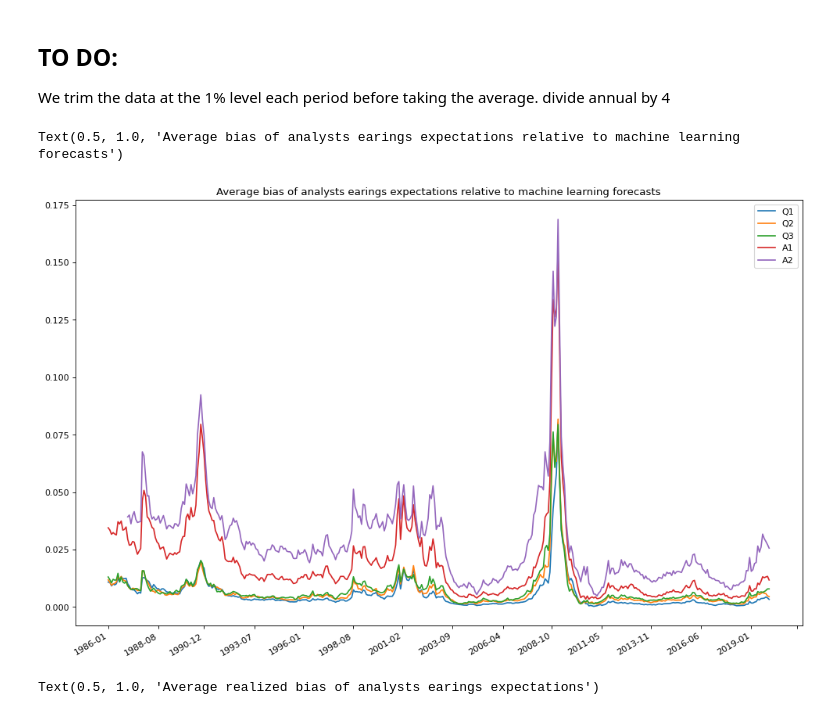
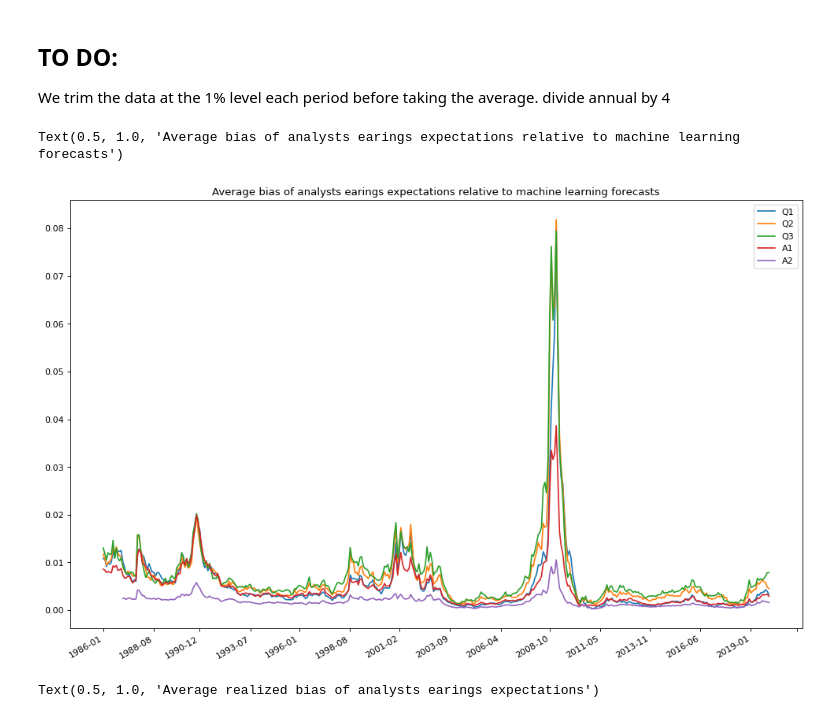
Before and after one commit to NicoloMarsucco/ML-financial-modelling, a Jupyter notebook: bias_analysis.ipynb, the cells around one changed output. Cells and saved outputs as stored; diff of their text form; code cells hidden in the pictures.

```diff
--- a/bias_analysis.ipynb
+++ b/bias_analysis.ipynb
@@ -17,16 +17,18 @@ We trim the data at the 1% level each period before taking the average. divide a
 # %%
 from scipy import stats
 plt.figure(figsize=(15, 10), dpi=80)
 for period, df in data.items():
+    if period == 'A2' or period=='A1':
+        df.biased_expectation = df.biased_expectation/4
     plt.plot(df.Date.unique().astype(str), df.groupby(['Date']).biased_expectation.apply(lambda x: stats.trim_mean(x, 0.01)), label=period);
 locator = mdate.MonthLocator()
 plt.gca().xaxis.set_major_locator(locator)
 plt.gcf().autofmt_xdate()
 plt.legend()
 plt.title('Average bias of analysts earings expectations relative to machine learning forecasts')
 # %% [output]
 Text(0.5, 1.0, 'Average bias of analysts earings expectations relative to machine learning forecasts')
-[figure, old version]
+[figure, new version]
 # %%
 plt.figure(figsize=(15, 10), dpi=80)
 for period, df in data.items():
```
Also changed, not shown: parts of 1 cell of this notebook, 3 other files.
